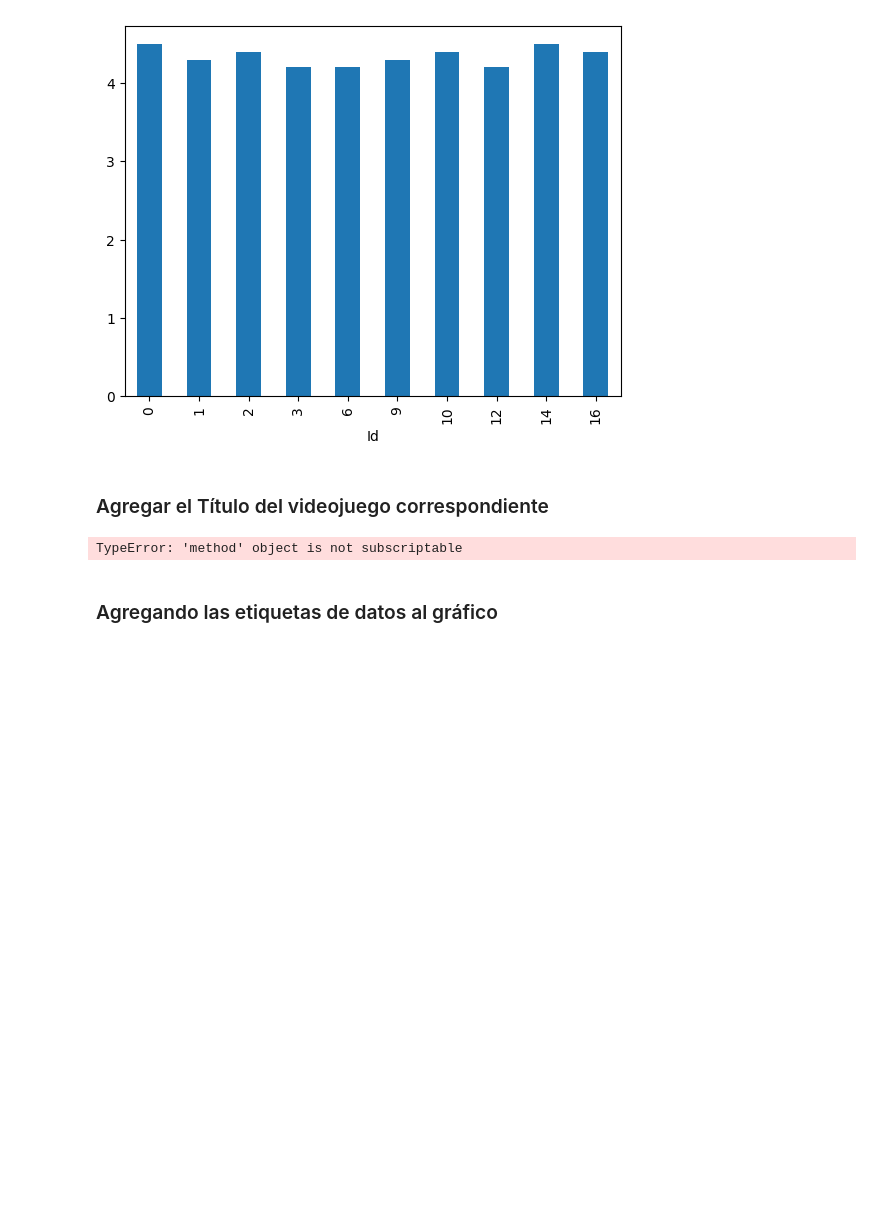
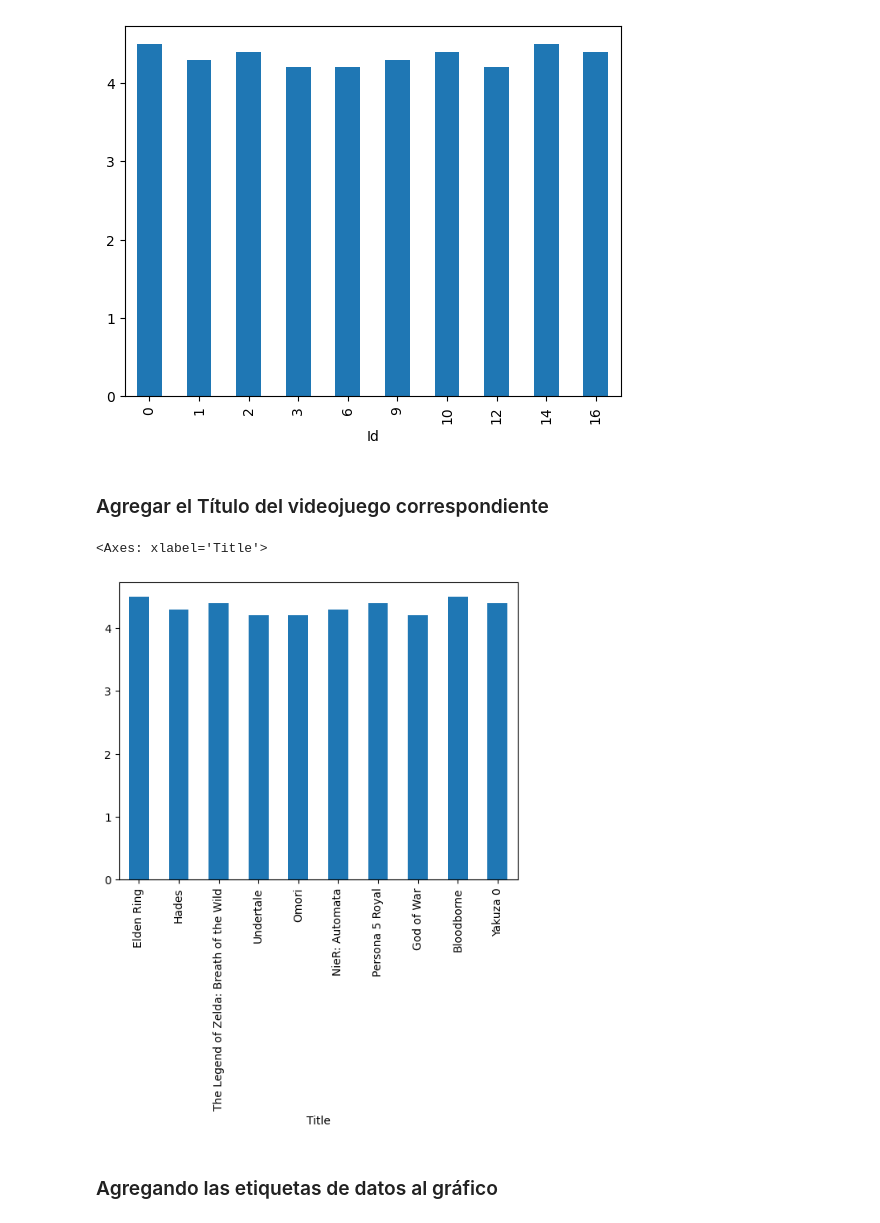
Before and after one commit to anaceli01/Python-2025, a Jupyter notebook: Jupyter/03_Pandas.ipynb, the cells around one changed output. Drawn from its saved outputs; the diff is of its cells as text; code cells hidden in the pictures; blank space fills up the shorter version.

```diff
--- a/Jupyter/03_Pandas.ipynb
+++ b/Jupyter/03_Pandas.ipynb
@@ -143,7 +143,7 @@ def filtro_rpg(genres):
   return 'RPG' in genres
 
 #Aplicar un filtro para consultar y llamar la función filtro_rpg()
-datosRPG = datos[datos['Genres'].apply(filtro_rpg)]
+datosRPG = datos_sin_nulos[datos_sin_nulos['Genres'].apply(filtro_rpg)]
 
 #Mostrar el dataset filtrado, incluyendo solo las columnas (Título y Género)
 nombresRPG = datosRPG[['Title', 'Rating']]
@@ -195,10 +195,11 @@ graficoRPG.drop(['Title'], axis=1)['Rating'].plot(kind='bar')
 # %%
 graficoRPG = nombresRPG.head(10) #mostrando los primeros 10 videojuegos RPG
 
-graficoRPG.set_index(['Title'], inplace = True) #Establece la columna 'Title' como índice
-graficoRPG.drop['Rating'].plot(kind = 'bar')
+graficoRPG.set_index('Title', inplace = True) #Establece la columna 'Title' como índice
+graficoRPG['Rating'].plot(kind = 'bar')
 # %% [output]
-TypeError: 'method' object is not subscriptable
+<Axes: xlabel='Title'>
+[figure, added]
 # %% [markdown]
 ### Agregando las etiquetas de datos al gráfico
 # %%
```
Also changed, not shown: parts of 6 cells of this notebook.
